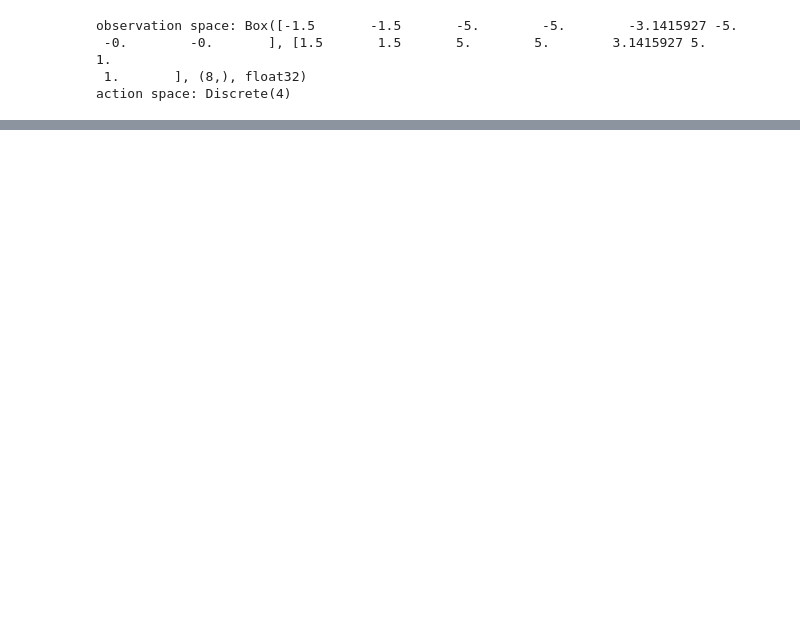
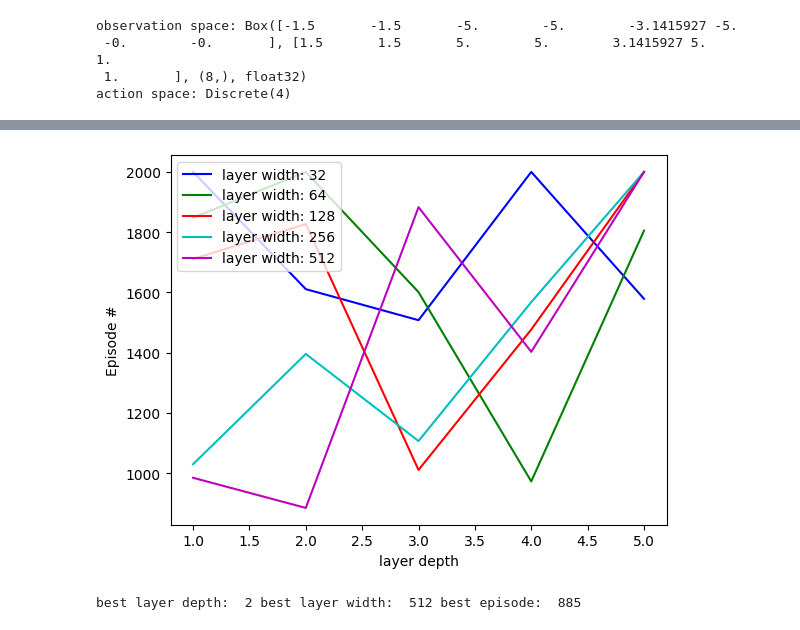
Before and after one commit to noordahx/RL-Lunar-Lander, a Jupyter notebook: hw3.ipynb, the cells around one changed output, grey strips where cells are left out. Saved outputs shown, nothing was run; the diff lists cells and outputs as text; code cells hidden in the pictures; blank space fills up the shorter version.

```diff
--- a/hw3.ipynb
+++ b/hw3.ipynb
@@ -161,0 +249,37 @@ Episode 287     Average Score: -21.309
+# %%
+#we then fixed the layer width, and compare the eps for different layer depths
+x_for_different_layer_width: dict = {}
+for layer_width in layer_widths:
+    x_for_different_layer_width[layer_width] = []
+
+for i in range(len(scores)):
+    x_for_different_layer_width[layer_widths[i % len(layer_widths)]].append(len(scores[i]))
+
+# we now plot the results, with different layer widths, and draw them in the same diagram with different colors
+import matplotlib.pyplot as plt
+import numpy as np
+colors: List[str] = ['b', 'g', 'r', 'c', 'm']
+count: int = 0
+for layer_width in layer_widths:
+    plt.plot(layer_depths, x_for_different_layer_width[layer_width], colors[count], label="layer width: {}".format(layer_width))
+    plt.ylabel('Episode #')
+    plt.xlabel('layer depth')
+    plt.legend(loc='upper left')
+    count += 1
+
+plt.show()
+# %% [output]
+[figure, added]
+# %%
+#we then try to find the best layer depth and width
+best_layer_depth: int = 0
+best_layer_width: int = 0
+best_episode: int = 100000
+for i in range(len(scores)):
+    if len(scores[i]) < best_episode:
+        best_episode = len(scores[i])
+        best_layer_depth = layer_depths[i//len(layer_widths)]
+        best_layer_width = layer_widths[i%len(layer_widths)]
+print("best layer depth: ", best_layer_depth, "best layer width: ", best_layer_width, "best episode: ", best_episode)
+# %% [output]
+best layer depth:  2 best layer width:  512 best episode:  885
```
Also changed, not shown: parts of 7 cells of this notebook, 1 other file.
